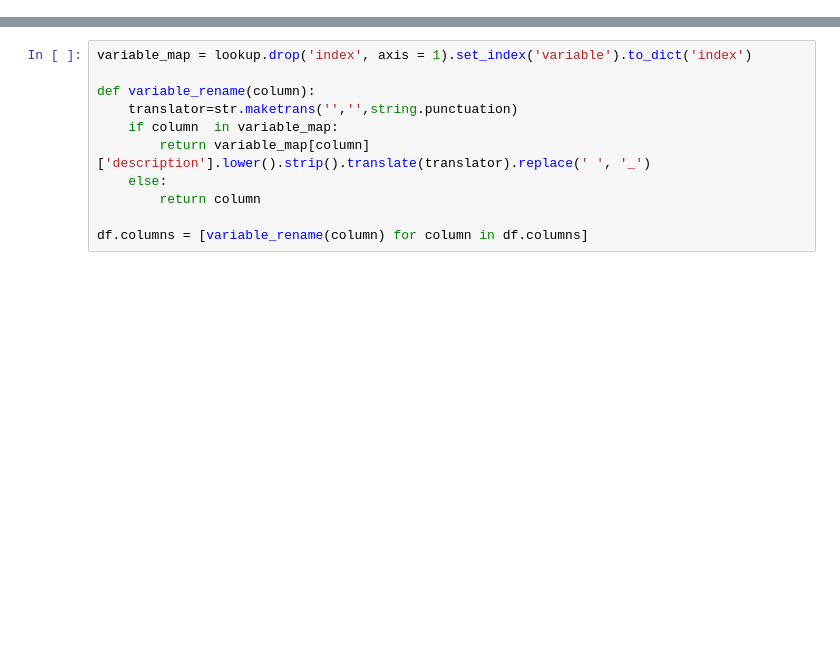
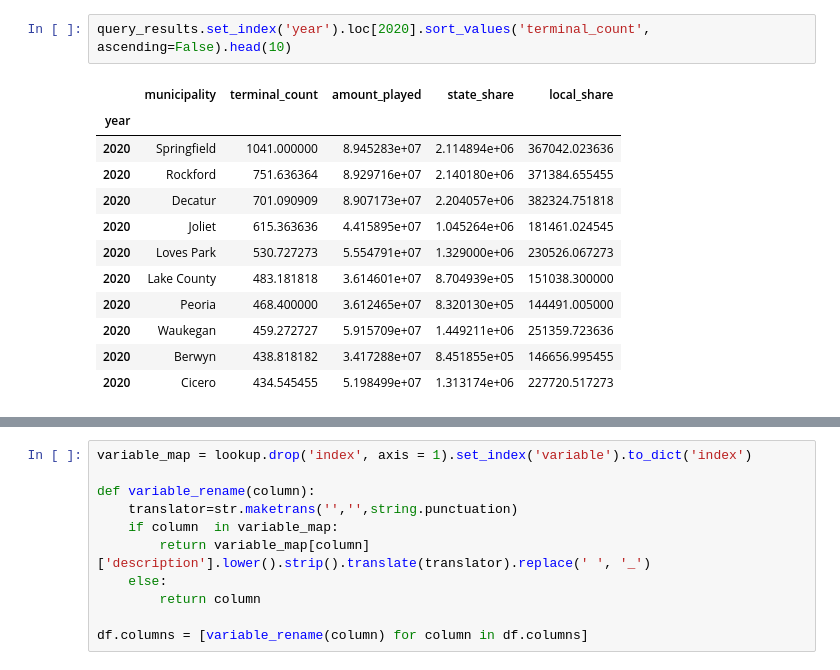
Before and after one commit to joelsewhere/illinois-gaming, a Jupyter notebook: notebooks/eda.ipynb, the cells around one changed output, grey strips where cells are left out. Drawn from its saved outputs; the diff is of its cells as text; blank space fills up the shorter version.

```diff
--- a/notebooks/eda.ipynb
+++ b/notebooks/eda.ipynb
@@ -62,0 +104,15 @@ third_annotation.set_bbox(dict(facecolor='white', edgecolor='red'))
+# %%
+query_results.set_index('year').loc[2020].sort_values('terminal_count', ascending=False).head(10)
+# %% [output]
+|  | municipality | terminal_count | amount_played | state_share | local_share |
+| year |  |  |  |  |  |
+| 2020 | Springfield | 1041.000000 | 8.945283e+07 | 2.114894e+06 | 367042.023636 |
+| 2020 | Rockford | 751.636364 | 8.929716e+07 | 2.140180e+06 | 371384.655455 |
+| 2020 | Decatur | 701.090909 | 8.907173e+07 | 2.204057e+06 | 382324.751818 |
+| 2020 | Joliet | 615.363636 | 4.415895e+07 | 1.045264e+06 | 181461.024545 |
+| 2020 | Loves Park | 530.727273 | 5.554791e+07 | 1.329000e+06 | 230526.067273 |
+| 2020 | Lake County | 483.181818 | 3.614601e+07 | 8.704939e+05 | 151038.300000 |
+| 2020 | Peoria | 468.400000 | 3.612465e+07 | 8.320130e+05 | 144491.005000 |
+| 2020 | Waukegan | 459.272727 | 5.915709e+07 | 1.449211e+06 | 251359.723636 |
+| 2020 | Berwyn | 438.818182 | 3.417288e+07 | 8.451855e+05 | 146656.995455 |
+| 2020 | Cicero | 434.545455 | 5.198499e+07 | 1.313174e+06 | 227720.517273 |
```
Also changed, not shown: parts of 11 cells of this notebook, 3 other files.
